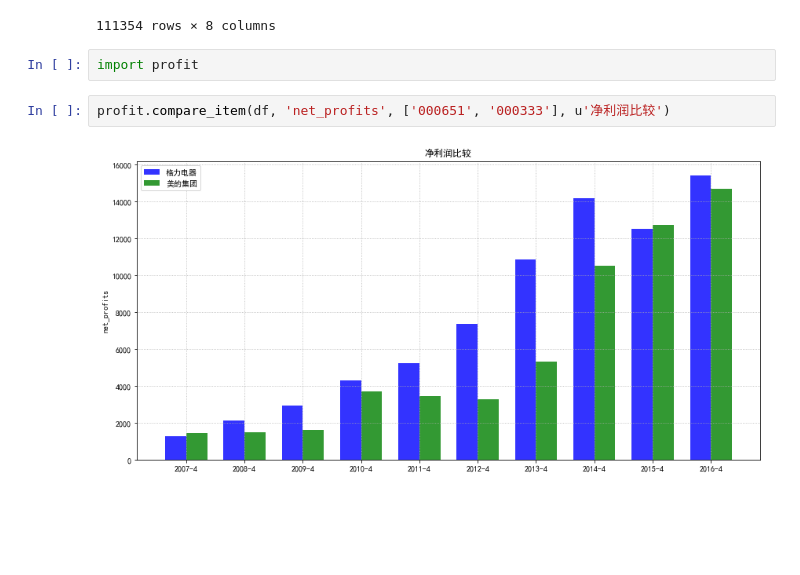
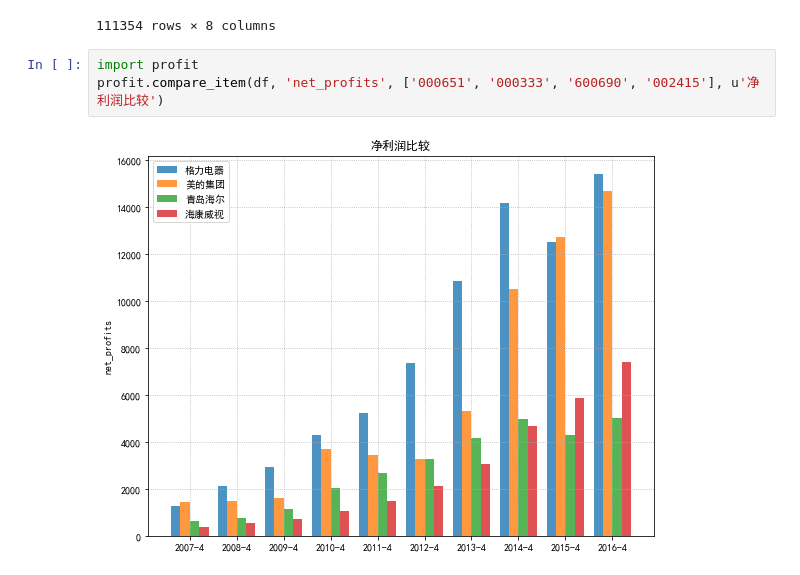
Before and after one commit to Junch/Nodejs, a Jupyter notebook: tushare/profit.ipynb, the cells around one changed output. Saved outputs shown, nothing was run; the diff lists cells and outputs as text; blank space fills up the shorter version.

Commit message:
tushare: compare the method profit.compare_item to show more stocks

```diff
--- a/tushare/profit.ipynb
+++ b/tushare/profit.ipynb
@@ -31,9 +31,8 @@ df.sort_index()
 |  | 603998 | 方盛制药 | 7.54 | 14.53 | 56.8096 | 75.4343 | 0.1750 | 518.9338 | ... |
 |  | 603999 | 读者传媒 | 3.19 | 9.78 | 21.3355 | 53.2350 | 0.0924 | 544.1956 | ... |
 111354 rows × 8 columns
-# %%
-import profit
 # %%
-profit.compare_item(df, 'net_profits', ['000651', '000333'], u'净利润比较')
+import profit
+profit.compare_item(df, 'net_profits', ['000651', '000333', '600690', '002415'], u'净利润比较')
 # %% [output]
-[figure, old version]
+[figure, new version]
```
Also changed, not shown: parts of 2 cells of this notebook, 2 other files.
